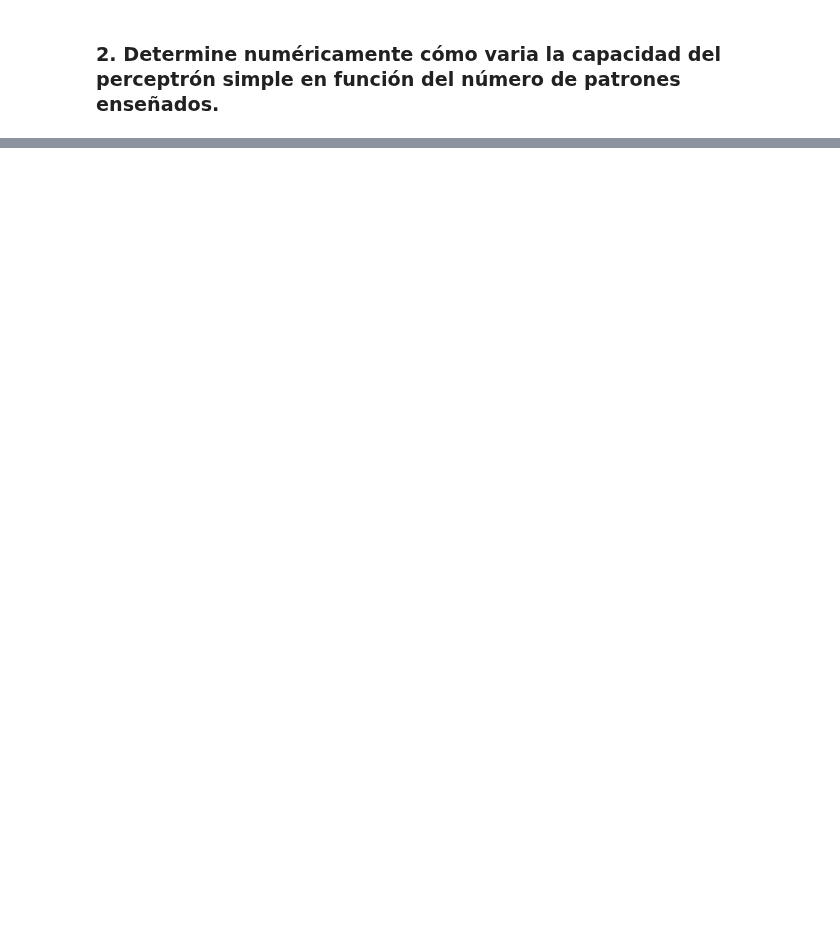
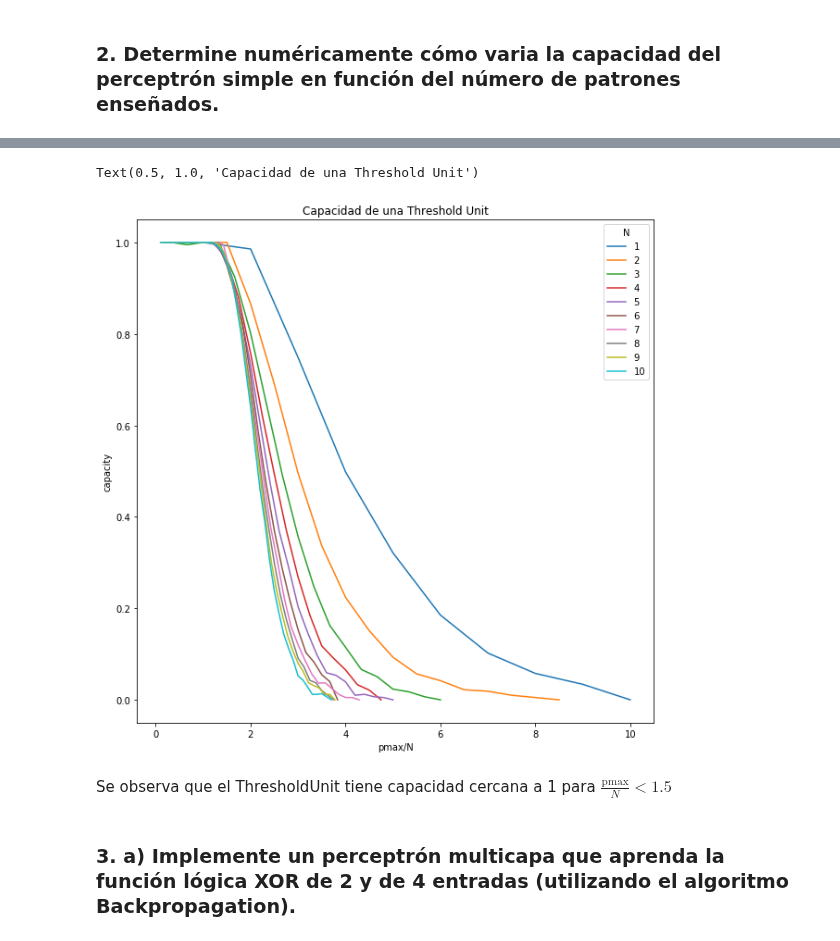
Before and after one commit to xvan/RedesNeuronales, a Jupyter notebook: TP2/tp2/tp2.ipynb, the cells around one changed output, grey strips where cells are left out. Drawn from its saved outputs; the diff is of its cells as text; code cells hidden in the pictures; blank space fills up the shorter version.

```diff
--- a/TP2/tp2/tp2.ipynb
+++ b/TP2/tp2/tp2.ipynb
@@ -805,0 +222,17 @@ tp2Aux.weights_to_df(tu_or4)
+# %%
+dfCap=pd.read_csv("data/capacity.csv", usecols= lambda x: x in ["dim", "pmax", "cap"]).sort_values(["dim", "pmax"])
+
+for dim,dim_cap in dfCap.groupby("dim"):
+    plt.plot( dim_cap["pmax"]/dim_cap["dim"], dim_cap["cap"], label=int(dim))
+
+plt.xlabel("pmax/N")
+plt.ylabel("capacity")
+plt.legend(title="N")
+plt.title("Capacidad de una Threshold Unit")
+# %% [output]
+Text(0.5, 1.0, 'Capacidad de una Threshold Unit')
+[figure, added]
+# %% [markdown]
+Se observa que el ThresholdUnit tiene capacidad cercana a 1 para $\frac{\mathrm{pmax}}{N} \lt 1.5$
+# %% [markdown]
+### 3. a) Implemente un perceptrón multicapa que aprenda la función lógica XOR de 2 y de 4 entradas (utilizando el algoritmo Backpropagation).
```
Also changed, not shown: parts of 23 cells of this notebook, 5 other files.
